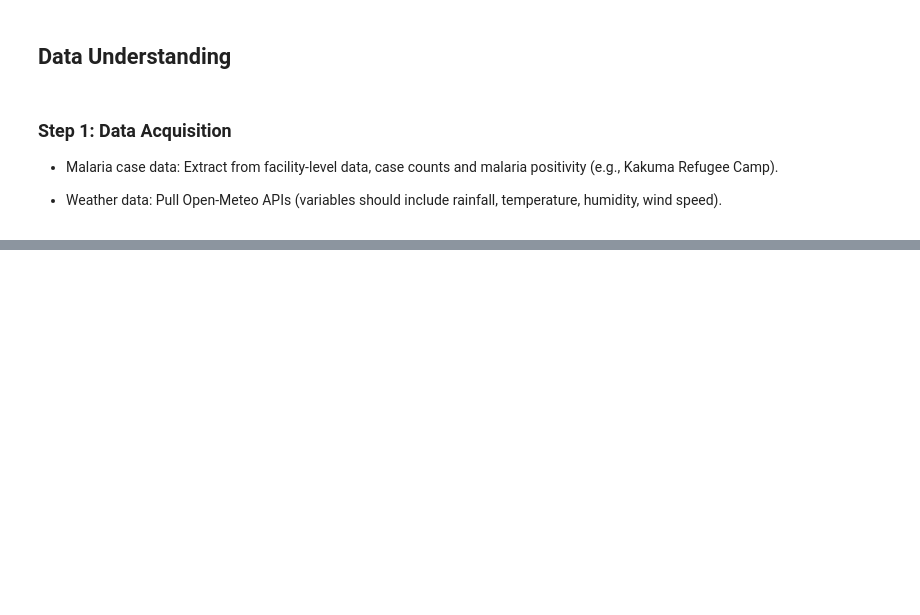
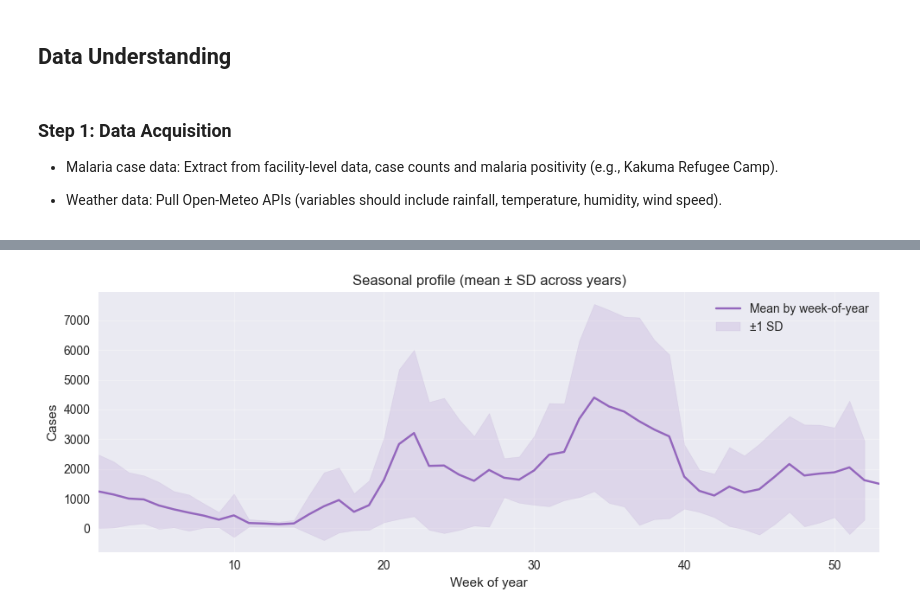
Before and after one commit to H-Rumenya/Malaria-Predictive-Model, a Jupyter notebook: Malaria_Predictive_Model.ipynb, the cells around one changed output, grey strips where cells are left out. Saved outputs shown, nothing was run; the diff lists cells and outputs as text; code cells hidden in the pictures; blank space fills up the shorter version.

```diff
--- a/Malaria_Predictive_Model.ipynb
+++ b/Malaria_Predictive_Model.ipynb
@@ -355,0 +680,46 @@ plt.show()
+# %%
+# --- Seasonality plot
+
+# --- Prepare data from your `data` DataFrame ---
+sdf = data.copy()
+sdf["week_start"] = pd.to_datetime(sdf["week_start"], errors="coerce")
+sdf = sdf.dropna(subset=["week_start"]).sort_values("week_start")
+
+# Ensure numeric target exists (creates 'combined_positive' if not already there)
+if "combined_positive" not in sdf.columns:
+    x = (sdf["Combined positive"].astype(str)
+            .str.replace(",", "", regex=False)
+            .str.replace(r"[^0-9.]", "", regex=True))
+    sdf["combined_positive"] = pd.to_numeric(x, errors="coerce")
+
+value_col = "combined_positive"
+
+# ISO week-of-year
+sdf["woy"] = sdf["week_start"].dt.isocalendar().week.astype(int)
+
+# Aggregate: mean, median, std, count per week-of-year
+seasonal = (
+    sdf.groupby("woy")[value_col]
+       .agg(mean="mean", median="median", std="std", count="count")
+       .reset_index()
+       .sort_values("woy")
+)
+# --- Plot (mean ± 1 SD across years) ---
+fig, ax = plt.subplots(figsize=(10, 4))
+ax.plot(seasonal["woy"], seasonal["mean"], color="tab:purple",
+        label="Mean by week-of-year")
+
+m = seasonal["mean"].to_numpy()
+s = seasonal["std"].to_numpy()
+ax.fill_between(seasonal["woy"], m - s, m + s,
+                color="tab:purple", alpha=0.15, label="±1 SD")
+ax.set_xlim(1, 53)
+ax.set_xlabel("Week of year")
+ax.set_ylabel("Cases")
+ax.set_title("Seasonal profile (mean ± SD across years)")
+ax.grid(True, alpha=0.3)
+ax.legend(frameon=False)
+plt.tight_layout()
+plt.show()
+# %% [output]
+[figure, added]
```
Also changed, not shown: parts of 109 cells of this notebook, 7 other files.
